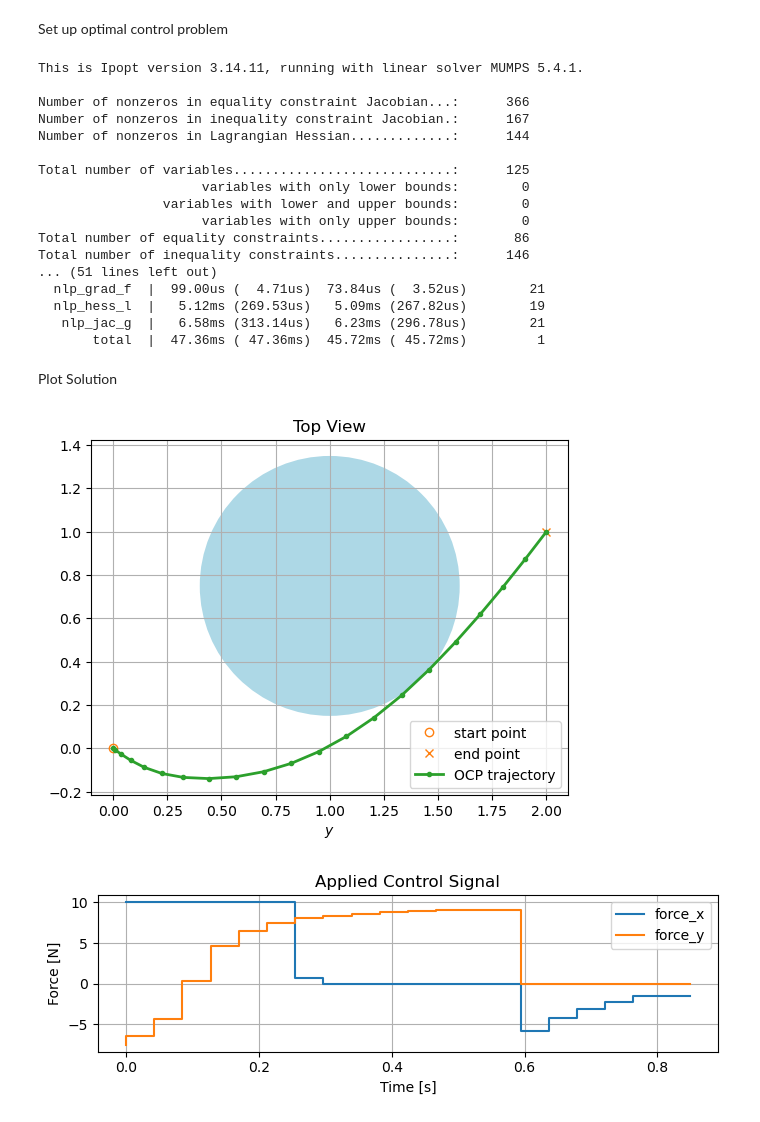
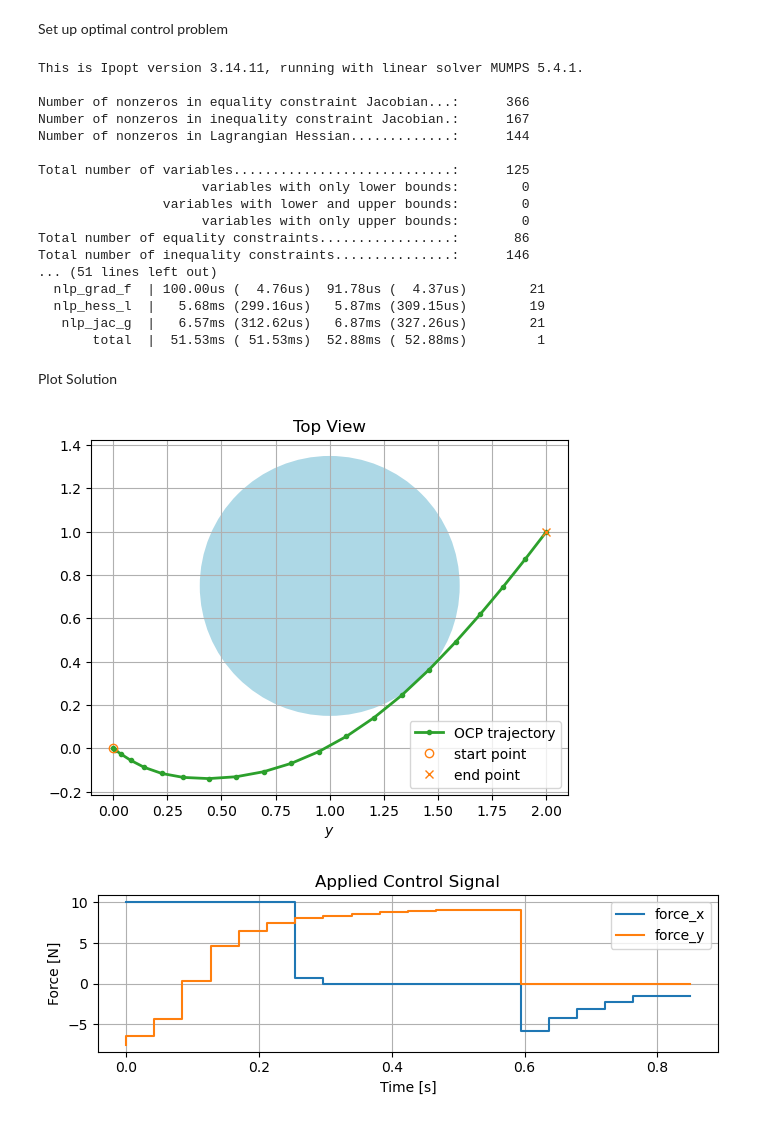
Before and after one commit to billtubbs/casadi-examples, a Jupyter notebook: 09-Time-Optimal-Control.ipynb, the cells around one changed output. Drawn from its saved outputs; the diff is of its cells as text; code cells hidden in the pictures.

```diff
--- a/09-Time-Optimal-Control.ipynb
+++ b/09-Time-Optimal-Control.ipynb
@@ -434,7 +465,7 @@ F2
 # %% [output]
 Function(F2:(xk[4],uk[2],dt)->(xkp1[4]) MXFunction)
 # %%
-opti = cas.Opti()
+opti = Opti()
 
 # Decision variables for states
 X = opti.variable(nx, N+1)
@@ -538,7 +569,7 @@ Explanation:
 # %% [markdown]
 #### Repeat with SQP solver
 # %%
-opti = cas.Opti()
+opti = Opti()
 
 # Decision variables for states
 X = opti.variable(nx, N+1)
@@ -675,7 +706,7 @@ Explanation of the dense column in the constraint Jacobian:
 Solution:
  - Modify the problem by creating a local timestep for each iteration, $\Delta T_k$, and then add constraints to ensure $\Delta T_{k+1} = \Delta T_k$.
 # %%
-opti = cas.Opti()
+opti = Opti()
 
 # Decision variables for states
 X = opti.variable(nx, N+1)
@@ -867,7 +898,7 @@ def obstacle_avoidance_problem(
         X_pos_init=None
     ):
 
-    opti = cas.Opti()
+    opti = Opti()
 
     # Decision variables for simulation time
     T = opti.variable()
@@ -894,8 +925,8 @@ def obstacle_avoidance_problem(
     obstacle_constraints = []
     for k in range(N+1):
         # Note: cas.norm_2 is not vectorizable
-        distance_from_obstacle_centre = cas.norm_2(X[:2, k] - cas.DM(obstacle_centre))
-        constraint = distance_from_obstacle_centre > cas.DM(obstacle_radius)
+        distance_from_obstacle_centre = cas.norm_2(X[:2, k] - DM(obstacle_centre))
+        constraint = distance_from_obstacle_centre > DM(obstacle_radius)
         opti.subject_to(constraint)
         obstacle_constraints.append(constraint)
     #obstacle_constraints = cas.sum1((X[:2,:] - obstacle_centre)**2) >= obstacle_radius**2
@@ -905,16 +936,16 @@ def obstacle_avoidance_problem(
     opti.subject_to(opti.bounded(T_min, T, T_max))
 
     # Initial and final constraints
-    opti.subject_to(X[:2, 0] == cas.DM(start_pos))
+    opti.subject_to(X[:2, 0] == DM(start_pos))
     if start_vel is not None:
-        opti.subject_to(X[2:, 0] == cas.DM(start_vel))
-    opti.subject_to(X[:2, -1] == cas.DM(end_pos))
+        opti.subject_to(X[2:, 0] == DM(start_vel))
+    opti.subject_to(X[:2, -1] == DM(end_pos))
     if end_vel is not None:
-        opti.subject_to(X[2:, -1] == cas.DM(end_vel))
+        opti.subject_to(X[2:, -1] == DM(end_vel))
     if k_transit is not None:
-        opti.subject_to(X[:2, k_transit] == cas.DM(transit_pos))
+        opti.subject_to(X[:2, k_transit] == DM(transit_pos))
         if transit_vel is not None:
-            opti.subject_to(X[2:, k_transit] == cas.DM(transit_vel))
+            opti.subject_to(X[2:, k_transit] == DM(transit_vel))
 
     # Initial guess
     opti.set_initial(T, (T_min + T_max) / 2)
@@ -960,10 +991,10 @@ Total number of variables............................:      125
 Total number of equality constraints.................:       86
 Total number of inequality constraints...............:      146
 ... (51 lines left out)
-  nlp_grad_f  |  99.00us (  4.71us)  73.84us (  3.52us)        21
-  nlp_hess_l  |   5.12ms (269.53us)   5.09ms (267.82us)        19
-   nlp_jac_g  |   6.58ms (313.14us)   6.23ms (296.78us)        21
-       total  |  47.36ms ( 47.36ms)  45.72ms ( 45.72ms)         1
+  nlp_grad_f  | 100.00us (  4.76us)  91.78us (  4.37us)        21
+  nlp_hess_l  |   5.68ms (299.16us)   5.87ms (309.15us)        19
+   nlp_jac_g  |   6.57ms (312.62us)   6.87ms (327.26us)        21
+       total  |  51.53ms ( 51.53ms)  52.88ms ( 52.88ms)         1
 # %% [markdown]
 Plot Solution
 # %%
@@ -980,37 +1011,37 @@ def make_trajectory_plot_with_obstacle(
     circle = plt.Circle(
         obstacle_centre,
         obstacle_radius,
         facecolor='lightblue',
     )
     ax.add_patch(circle)
+    ax.plot(x_sol[0, :].T, x_sol[1, :].T, '.-', color='tab:green', linewidth=2, label='OCP trajectory')
     plt.plot(start_pos[0], start_pos[1], 'o', fillstyle='none',
              markeredgecolor='tab:orange', label='start point')
     plt.plot(end_pos[0], end_pos[1], 'x', fillstyle='none',
              markeredgecolor='tab:orange', label='end point')
     if transit_pos is not None:
-        plt.plot(end_pos[0], end_pos[1], '+', fillstyle='none',
+        plt.plot(transit_pos[0], transit_pos[1], '+', fillstyle='none',
              markeredgecolor='tab:orange', label='transit')
-    ax.plot(x_sol[0, :].T, x_sol[1, :].T, '.-', color='tab:green', linewidth=2, label='OCP trajectory')
     ax.legend()
     ax.set_xlabel('$x$')
     ax.set_xlabel('$y$')
     ax.set_aspect('equal')
     ax.grid()
     ax.set_title('Top View')
 
     return ax
 
 x_sol = sol.value(X)
 ax = make_trajectory_plot_with_obstacle(
     x_sol, start_pos, end_pos,
     obstacle_centre, obstacle_radius
 )
 plt.tight_layout()
-filename = f'toc_sol_1_1a_top_view.pdf'
+filename = 'toc_sol_2_1_top_view.pdf'
 plt.savefig(os.path.join(plot_dir, filename))
 plt.show()
 # %% [output]
-[figure, old version]
+[figure, new version]
 # %%
 def make_control_signal_plot(t, usol):
     plt.figure(figsize=(7, 2.5))
```
Also changed, not shown: parts of 33 cells of this notebook.
